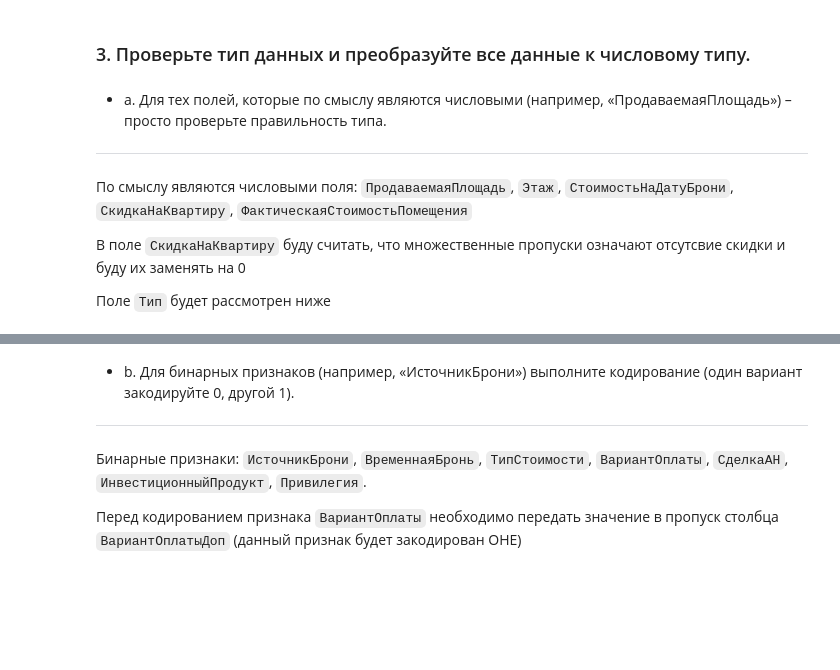
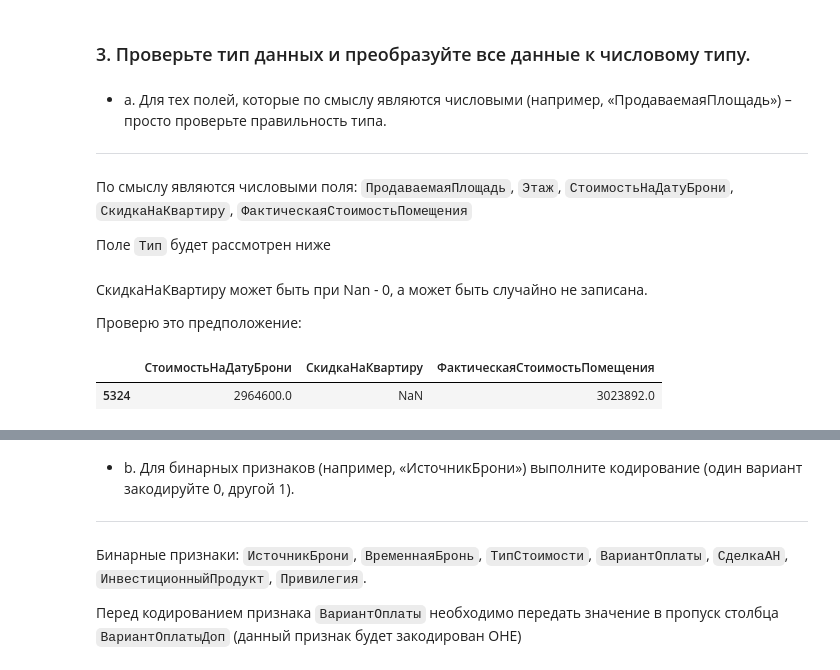
Before and after one commit to vl4xd/pstu-data-analysis-technologies, a Jupyter notebook: lab_work_7/solution.ipynb, the cells around one changed output, grey strips where cells are left out. Cells and saved outputs as stored; diff of their text form; code cells hidden in the pictures; blank space fills up the shorter version.

```diff
--- a/lab_work_7/solution.ipynb
+++ b/lab_work_7/solution.ipynb
@@ -15,6 +26,8 @@ DATA_DIR = BASE_DIR / 'data'
 DF_PATH = DATA_DIR / 'База.csv'
 
 RANDOM_STATE = 42
+
+pd.set_option('display.max_columns', None)
 # %% [markdown]
 ## Основная часть
 
@@ -151,8 +164,6 @@ df = df.drop(columns=['УИД_Брони'])
 
 По смыслу являются числовыми поля: `ПродаваемаяПлощадь`, `Этаж`, `СтоимостьНаДатуБрони`, `СкидкаНаКвартиру`, `ФактическаяСтоимостьПомещения`
 
-В поле `СкидкаНаКвартиру` буду считать, что множественные пропуски означают отсутсвие скидки и буду их заменять на 0
-
 Поле `Тип` будет рассмотрен ниже
 # %%
 def prep_num_cols(df: pd.DataFrame) -> pd.DataFrame:
@@ -161,11 +172,19 @@ def prep_num_cols(df: pd.DataFrame) -> pd.DataFrame:
     df['Этаж'] = df['Этаж'].astype(int)
     df['СтоимостьНаДатуБрони'] = df['СтоимостьНаДатуБрони'].str.replace(',', '.')
     df['СтоимостьНаДатуБрони'] = df['СтоимостьНаДатуБрони'].astype(float)
-    df['СкидкаНаКвартиру'] = df['СкидкаНаКвартиру'].fillna('0')
-    df['СкидкаНаКвартиру'] = df['СкидкаНаКвартиру'].str.replace(',', '.')
-    df['СкидкаНаКвартиру'] = df['СкидкаНаКвартиру'].astype(float)
     df['ФактическаяСтоимостьПомещения'] = df['ФактическаяСтоимостьПомещения'].str.replace(',', '.')
     df['ФактическаяСтоимостьПомещения'] = df['ФактическаяСтоимостьПомещения'].astype(float)
     return df
 # %%
 df = prep_num_cols(df)
+# %% [markdown]
+СкидкаНаКвартиру может быть при Nan - 0, а может быть случайно не записана.
+
+Проверю это предположение:
+# %%
+# ФактическаяСтоимостьПомещения и СтоимостьНаДатуБрони без пропусков
+ind = df[df['СкидкаНаКвартиру'].isna() & df['ФактическаяСтоимостьПомещения'] - df['СтоимостьНаДатуБрони'] != 0].index
+df.loc[ind, ['СтоимостьНаДатуБрони', 'СкидкаНаКвартиру', 'ФактическаяСтоимостьПомещения']]
+# %% [output]
+|  | СтоимостьНаДатуБрони | СкидкаНаКвартиру | ФактическаяСтоимостьПомещения |
+| 5324 | 2964600.0 | NaN | 3023892.0 |
```
Also changed, not shown: parts of 45 cells of this notebook.
